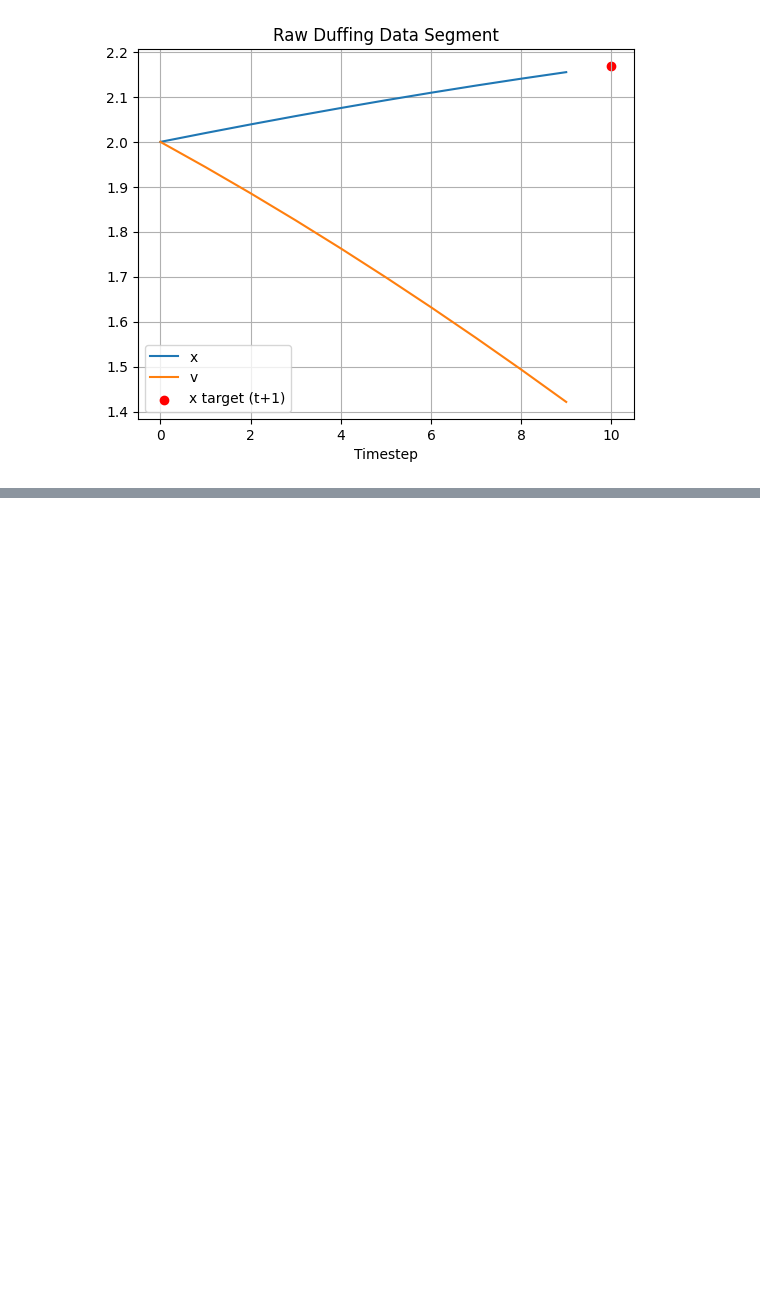
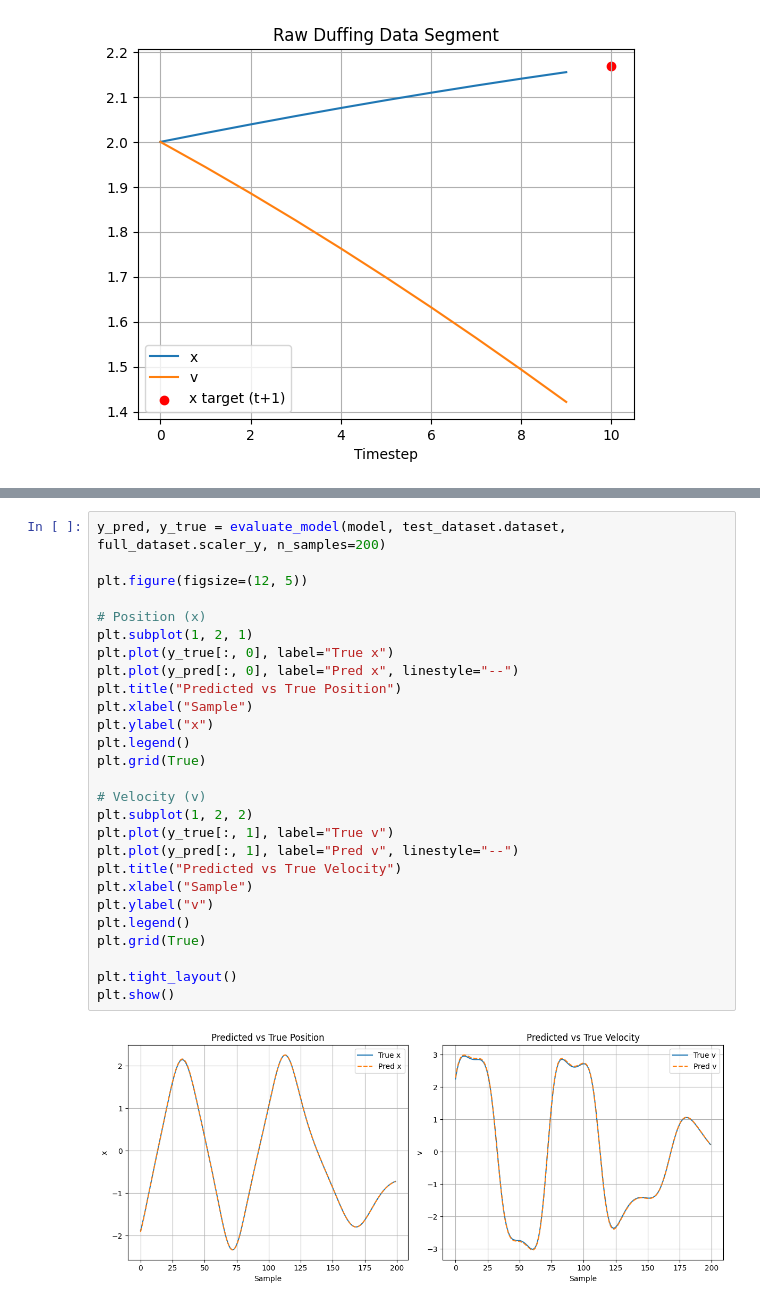
Before and after one commit to Mustafa-Meric-Kasap/duff-net-dynamics, a Jupyter notebook: notebooks/nn_modeling.ipynb, the cells around one changed output, grey strips where cells are left out. Cells and saved outputs as stored; diff of their text form; blank space fills up the shorter version.

```diff
--- a/notebooks/nn_modeling.ipynb
+++ b/notebooks/nn_modeling.ipynb
@@ -146,0 +271,29 @@ plt.show()
+# %%
+y_pred, y_true = evaluate_model(model, test_dataset.dataset, full_dataset.scaler_y, n_samples=200)
+
+plt.figure(figsize=(12, 5))
+
+# Position (x)
+plt.subplot(1, 2, 1)
+plt.plot(y_true[:, 0], label="True x")
+plt.plot(y_pred[:, 0], label="Pred x", linestyle="--")
+plt.title("Predicted vs True Position")
+plt.xlabel("Sample")
+plt.ylabel("x")
+plt.legend()
+plt.grid(True)
+
+# Velocity (v)
+plt.subplot(1, 2, 2)
+plt.plot(y_true[:, 1], label="True v")
+plt.plot(y_pred[:, 1], label="Pred v", linestyle="--")
+plt.title("Predicted vs True Velocity")
+plt.xlabel("Sample")
+plt.ylabel("v")
+plt.legend()
+plt.grid(True)
+
+plt.tight_layout()
+plt.show()
+# %% [output]
+[figure, added]
```
Also changed, not shown: parts of 9 cells of this notebook.
